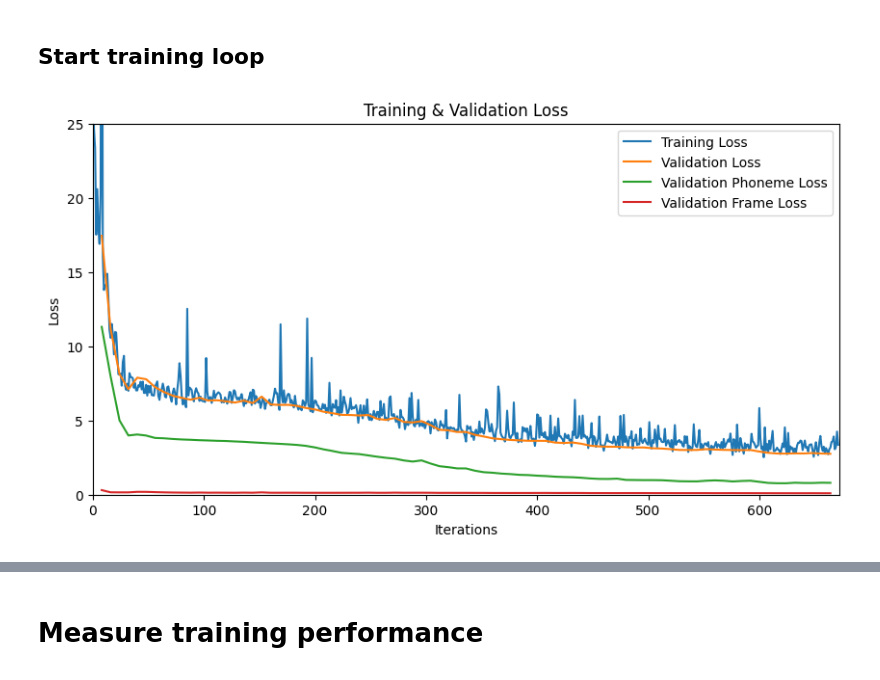
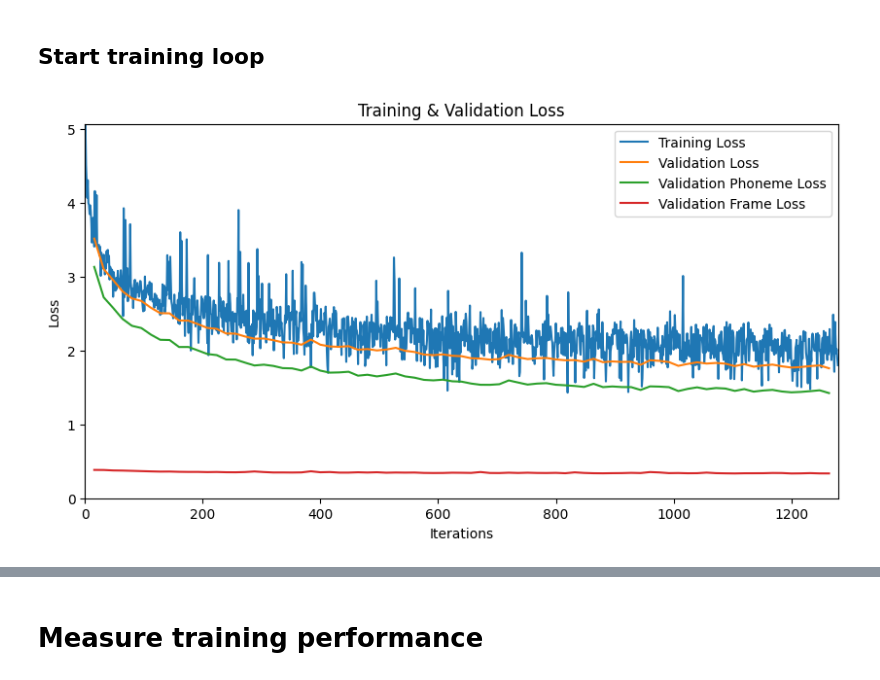
Before and after one commit to lucasdellabella/badbeagle-jupyter, a Jupyter notebook: 00_wav2vec2-timit-finetune.ipynb, the cells around one changed output, grey strips where cells are left out. Cells and saved outputs as stored; diff of their text form; code cells hidden in the pictures.

```diff
--- a/00_wav2vec2-timit-finetune.ipynb
+++ b/00_wav2vec2-timit-finetune.ipynb
@@ -302,0 +425,20 @@ You should probably TRAIN this model on a down-stream task to be able to use it
+# %%
+from config import NUM_PHONEMES
+from modeling import Wav2Vec2ForPhonemeAndFramePrediction
+from transformers import AdamW, get_linear_schedule_with_warmup
+
+run_config = {
+        "learning_rate": 2e-4,
+        "epochs": 10,
+        "architecture": "WAV2VEC Finetune",
+        "dataset": "TIMIT",
+    }
+run = wandb.init(
+    # Set the project where this run will be logged
+    project="badbeagle",
+    # Track hyperparameters and run metadata
+    config=run_config,
+)
+model = Wav2Vec2ForPhonemeAndFramePrediction(num_phonemes=NUM_PHONEMES, freeze_feature_encoder=True)
+optimizer = AdamW(model.parameters(), lr=run_config['learning_rate'])
+model.to(device);
@@ -410,8 +554,8 @@ import matplotlib.pyplot as plt
 num_epochs = 10
 train_losses = []
 
-train_loader = DataLoader(minimal_train_dataset, batch_size=BATCH_SIZE, collate_fn=collator) #shuffle=True
-valid_loader = DataLoader(minimal_test_dataset, batch_size=BATCH_SIZE, collate_fn=collator) #shuffle=True
+train_loader = DataLoader(debug_train_dataset, batch_size=BATCH_SIZE, collate_fn=collator) #shuffle=True
+valid_loader = DataLoader(debug_valid_dataset, batch_size=BATCH_SIZE, collate_fn=collator) #shuffle=True
 
 steps_taken = 0
 
@@ -432,18 +576,22 @@ validation_frame_losses = []
 validation_iterations = []
 
 train_metrics = {
+    "frame_accuracy": [],
     "frame_precision": [],
     "frame_recall": [],
     "frame_f1": [],
+    "phoneme_accuracy": [],
     "phoneme_precision": [],
     "phoneme_recall": [],
     "phoneme_f1": [],
 }
 # Use 0s to init the validation until we actually do inference on the validation set before doing any training
 valid_metrics = {
+    "frame_accuracy": [0],
     "frame_precision": [0],
     "frame_recall": [0],
     "frame_f1": [0],
+    "phoneme_accuracy": [0],
     "phoneme_precision": [0],
     "phoneme_recall": [0],
     "phoneme_f1": [0],
@@ -455,9 +603,10 @@ def update_metrics(prefix, new_metrics, dict):
 
 def print_metrics(metrics, dataset_type="[_____]"):
     print(f"{dataset_type} Metrics:")
-    print(f"Phoneme P:  {metrics['phoneme_precision'][-1]:.4f}, Frame P:  {metrics['frame_precision'][-1]:.4f}")
-    print(f"Phoneme R:  {metrics['phoneme_recall'][-1]:.4f}, Frame R:  {metrics['frame_recall'][-1]:.4f}")
-    print(f"Phoneme F1: {metrics['phoneme_f1'][-1]:.4f}, Frame F1: {metrics['frame_f1'][-1]:.4f}")
+    print(f"Phoneme A:  {metrics['phoneme_accuracy'][-1]:.3f}, Frame A:  {metrics['frame_accuracy'][-1]:.3f}")
+    print(f"Phoneme P:  {metrics['phoneme_precision'][-1]:.3f}, Frame P:  {metrics['frame_precision'][-1]:.3f}")
+    print(f"Phoneme R:  {metrics['phoneme_recall'][-1]:.3f}, Frame R:  {metrics['frame_recall'][-1]:.3f}")
+    print(f"Phoneme F1: {metrics['phoneme_f1'][-1]:.3f}, Frame F1: {metrics['frame_f1'][-1]:.3f}")
 
 for epoch in range(num_epochs):
     train_loss = 0.0  # Add this line to initialize the training loss accumulator
@@ -467,7 +616,7 @@ for epoch in range(num_epochs):
     for batch in train_loader:
         model.train()
 
-        (input_lengths, inputs), (label_lengths, phoneme_labels, frame_labels) = shape_model_parameters(batch)
+        (input_lengths, inputs), (label_lengths, phoneme_labels, frame_labels), (phoneme_labels_ce, frame_labels_ce) = shape_model_parameters(batch)
 
         # Convert the input tensor to the same data type as the model parameters
         inputs = inputs.to(dtype=next(model.parameters()).dtype)
@@ -479,14 +628,15 @@ for epoch in range(num_epochs):
         frame_positions = frame_pos_to_nth_window(frame_labels)
 
         frame_bitmask_labels = create_bit_mask_of_frame_start_positions(frame_positions, phoneme_pred_logits.shape[1]).to(device)
-
         loss, phoneme_loss, frame_loss = custom_loss_function(
             phoneme_pred_logits,
             frame_start_pred,
-            phoneme_labels,
-            frame_bitmask_labels,
+            phoneme_labels_ce,
+            frame_labels_ce,
             num_windows_in_ea_sample,
             label_lengths,
+            phoneme_weights=train_phoneme_ratio,
+            frame_weights=train_frames_positive_ratio,
             device=device
         )
 
@@ -503,22 +653,22 @@ for epoch in range(num_epochs):
         ## Plot train losses
         line.set_data(range(len(train_losses)), train_losses)
         ax.set_xlim(0, len(train_losses))
-        ax.set_ylim(0, 25) #max(train_losses)
+        # ax.set_ylim(0, 25) #max(train_losses)
+        ax.set_ylim(0, max(train_losses))
 
         clear_output(wait=True)
         display(fig)
 
         # # Import necessary functions from loss_and_evals.py
         input_length_in_frames = get_audio_length_in_windows_batched(batch['input_values']).to(device)
-        phoneme_actual_labels = get_class_id_for_each_frame(frame_positions, phoneme_labels, input_length_in_frames)
 
-        phoneme_metrics = calculate_phoneme_metrics(phoneme_pred_logits, phoneme_actual_labels)
+        phoneme_metrics = calculate_phoneme_metrics(phoneme_pred_logits, phoneme_labels_ce)
         frame_metrics = calculate_frame_metrics(frame_start_pred, frame_bitmask_labels)
 
         update_metrics("phoneme", phoneme_metrics, dict=train_metrics)
         update_metrics("frame", frame_metrics, dict=train_metrics)
 
-        if steps_taken % 8 == 0:
+        if steps_taken % 16 == 0:
             model.eval()
             print('Running validation set against model...')
             val_loss = 0.0
@@ -526,16 +676,18 @@ for epoch in range(num_epochs):
             val_frame_loss = 0.0
 
             metrics = {
+                "frame_accuracy": 0,
                 "frame_precision": 0,
                 "frame_recall": 0,
                 "frame_f1": 0,
+                "phoneme_accuracy": 0,
                 "phoneme_precision": 0,
                 "phoneme_recall": 0,
                 "phoneme_f1": 0,
             }
             with torch.no_grad():
                 for val_batch in valid_loader:
-                    (input_lengths, inputs), (label_lengths, phoneme_labels, frame_labels) = shape_model_parameters(val_batch)
+                    (input_lengths, inputs), (label_lengths, phoneme_labels, frame_labels), (phoneme_labels_ce, frame_labels_ce) = shape_model_parameters(val_batch)
 
                     # Inference and Loss Computation
                     phoneme_pred_logits, frame_start_pred = model(inputs, phoneme_labels=phoneme_labels)
@@ -548,10 +700,12 @@ for epoch in range(num_epochs):
                     batch_val_loss, batch_phoneme_loss, batch_frame_loss = custom_loss_function(
                         phoneme_pred_logits,
                         frame_start_pred,
-                        phoneme_labels,
-                        frame_bitmask_labels,
+                        phoneme_labels_ce,
+                        frame_labels_ce,
                         num_windows_in_ea_sample,
                         label_lengths,
+                        phoneme_weights=train_phoneme_ratio,
+                        frame_weights=train_frames_positive_ratio,
                         device=device
                     )
 
@@ -561,22 +715,25 @@ for epoch in range(num_epochs):
 
                     # # Import necessary functions from loss_and_evals.py
                     input_length_in_frames = get_audio_length_in_windows_batched(inputs).to(device)
-                    phoneme_actual_labels = get_class_id_for_each_frame(frame_positions, phoneme_labels, input_length_in_frames)
 
-                    phoneme_metrics = calculate_phoneme_metrics(phoneme_pred_logits, phoneme_actual_labels)
+                    phoneme_metrics = calculate_phoneme_metrics(phoneme_pred_logits, phoneme_labels_ce)
                     frame_metrics = calculate_frame_metrics(frame_start_pred, frame_bitmask_labels)
 
+                    phoneme_accuracy = phoneme_metrics["accuracy"]
                     phoneme_precision = phoneme_metrics["precision"]
                     phoneme_recall = phoneme_metrics["recall"]
                     phoneme_f1 = phoneme_metrics["f1"]
 
+                    frame_accuracy = frame_metrics["accuracy"]
                     frame_precision = frame_metrics["precision"]
                     frame_recall = frame_metrics["recall"]
                     frame_f1 = frame_metrics["f1"]
 
+                    metrics["frame_accuracy"] += frame_accuracy
                     metrics["frame_precision"] += frame_precision
                     metrics["frame_recall"] += frame_recall
                     metrics["frame_f1"] += frame_f1
+                    metrics["phoneme_accuracy"] += phoneme_accuracy
                     metrics["phoneme_precision"] += phoneme_precision
                     metrics["phoneme_recall"] += phoneme_recall
                     metrics["phoneme_f1"] += phoneme_f1
@@ -584,7 +741,6 @@ for epoch in range(num_epochs):
             val_loss /= len(valid_loader)
             val_phoneme_loss /= len(valid_loader)
             val_frame_loss /= len(valid_loader)
-            # val_frame_loss *= 20 # Adjust according to loss fn
 
             validation_losses.append(val_loss)
             validation_phoneme_losses.append(val_phoneme_loss)
@@ -606,39 +762,39 @@ for epoch in range(num_epochs):
         print_metrics(train_metrics, dataset_type="Train")
         print_metrics(valid_metrics, dataset_type="Test")
 
-        print(train_metrics["phoneme_precision"][-1])
-        print(type(train_metrics["phoneme_precision"][-1]))
-        # return
-
         # Log metrics
         wandb.log({
             "val_loss": val_loss,
             "val_phoneme_loss": val_phoneme_loss,
             "val_frame_loss": val_frame_loss,
             # Train
+            "train_phoneme_accuracy": train_metrics["phoneme_accuracy"][-1],
             "train_phoneme_precision": train_metrics["phoneme_precision"][-1],
             "train_phoneme_recall": train_metrics["phoneme_recall"][-1],
             "train_phoneme_f1": train_metrics["phoneme_f1"][-1],
+            "train_frame_accuracy": train_metrics["frame_accuracy"][-1],
             "train_frame_precision": train_metrics["frame_precision"][-1],
             "train_frame_recall": train_metrics["frame_recall"][-1],
             "train_frame_f1": train_metrics["frame_f1"][-1],
             # Test
+            "test_phoneme_accuracy": train_metrics["phoneme_accuracy"][-1],
             "test_phoneme_precision": valid_metrics["phoneme_precision"][-1],
             "test_phoneme_recall": valid_metrics["phoneme_recall"][-1],
             "test_phoneme_f1": valid_metrics["phoneme_f1"][-1],
+            "test_frame_accuracy": train_metrics["frame_accuracy"][-1],
             "test_frame_precision": valid_metrics["frame_precision"][-1],
             "test_frame_recall": valid_metrics["frame_recall"][-1],
             "test_frame_f1": valid_metrics["frame_f1"][-1]
         }, step=steps_taken)
 
 
     train_loss /= len(train_loader)  # Add this line to calculate the average training loss
 
 
     print(f"Epoch {epoch}, Training loss: {train_loss}")  # Add this line to print the average training loss
     print(f"Epoch {epoch}, Validation loss: {val_loss}")
 
 plt.close(fig)
 # %% [output]
-[figure, old version]
+[figure, new version]
 Running validation set against model...
```
Also changed, not shown: parts of 23 cells of this notebook, 5 other files.
